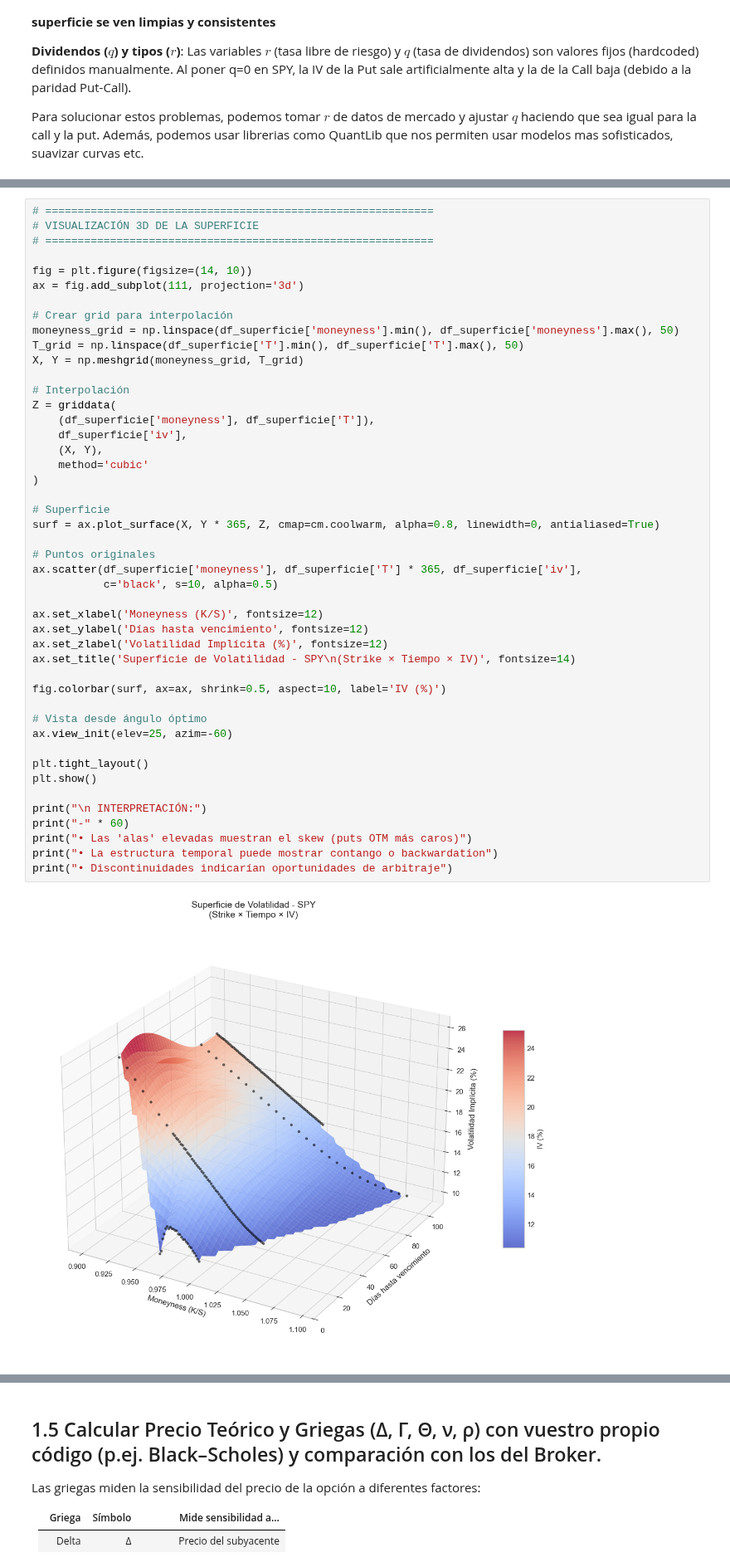
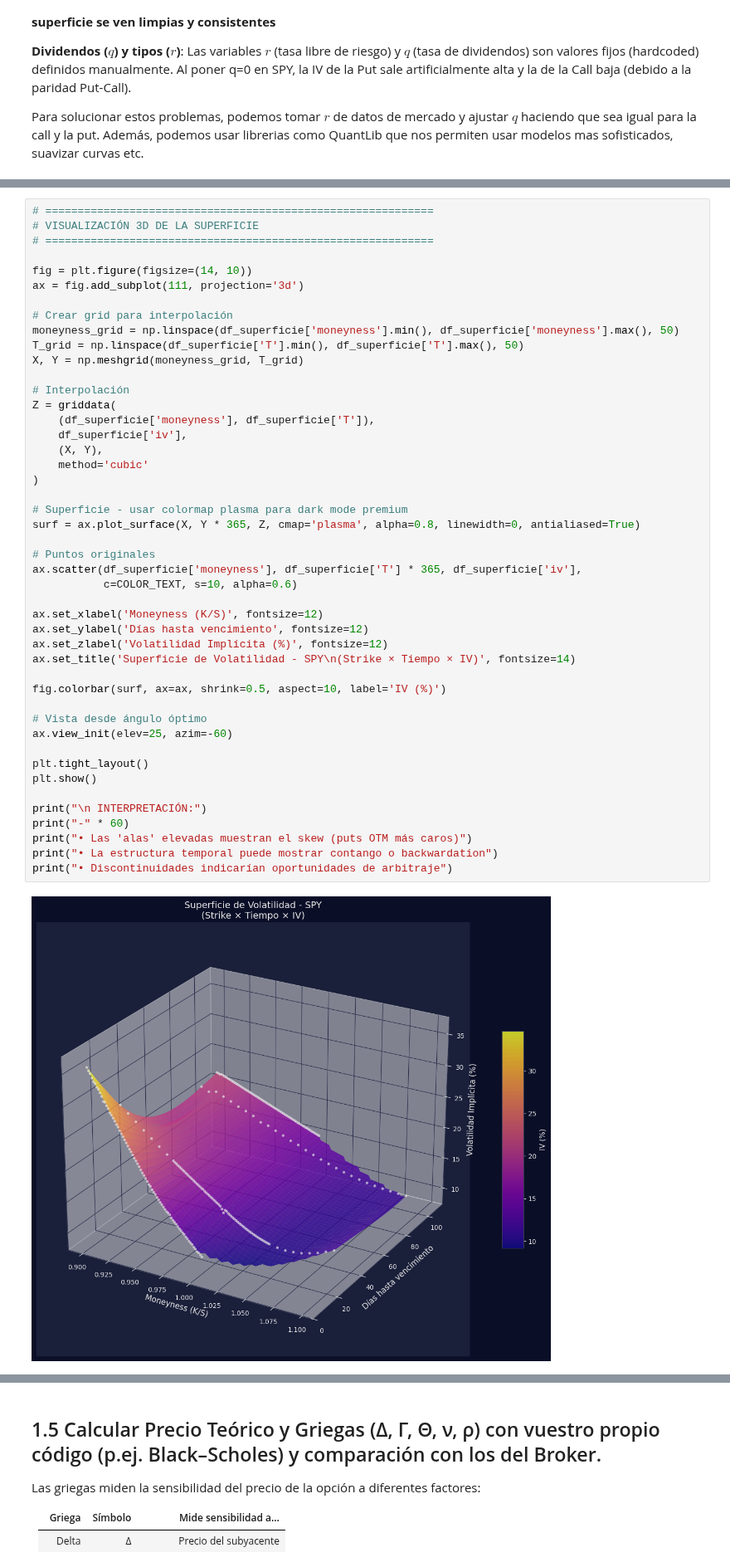
Before and after one commit to ALBERELVIS/Options_Using_Python, a Jupyter notebook: Taller_Derivados_Albert_Martin.ipynb, the cells around one changed output, grey strips where cells are left out. Shown at 83% size. Drawn from its saved outputs; the diff is of its cells as text.

```diff
--- a/Taller_Derivados_Albert_Martin.ipynb
+++ b/Taller_Derivados_Albert_Martin.ipynb
@@ -1021,37 +1119,37 @@ X, Y = np.meshgrid(moneyness_grid, T_grid)
 Z = griddata(
     (df_superficie['moneyness'], df_superficie['T']),
     df_superficie['iv'],
     (X, Y),
     method='cubic'
 )
 
-# Superficie
-surf = ax.plot_surface(X, Y * 365, Z, cmap=cm.coolwarm, alpha=0.8, linewidth=0, antialiased=True)
+# Superficie - usar colormap plasma para dark mode premium
+surf = ax.plot_surface(X, Y * 365, Z, cmap='plasma', alpha=0.8, linewidth=0, antialiased=True)
 
 # Puntos originales
 ax.scatter(df_superficie['moneyness'], df_superficie['T'] * 365, df_superficie['iv'],
-           c='black', s=10, alpha=0.5)
+           c=COLOR_TEXT, s=10, alpha=0.6)
 
 ax.set_xlabel('Moneyness (K/S)', fontsize=12)
 ax.set_ylabel('Días hasta vencimiento', fontsize=12)
 ax.set_zlabel('Volatilidad Implícita (%)', fontsize=12)
 ax.set_title('Superficie de Volatilidad - SPY\n(Strike × Tiempo × IV)', fontsize=14)
 
 fig.colorbar(surf, ax=ax, shrink=0.5, aspect=10, label='IV (%)')
 
 # Vista desde ángulo óptimo
 ax.view_init(elev=25, azim=-60)
 
 plt.tight_layout()
 plt.show()
 
 print("\n INTERPRETACIÓN:")
 print("-" * 60)
 print("• Las 'alas' elevadas muestran el skew (puts OTM más caros)")
 print("• La estructura temporal puede mostrar contango o backwardation")
 print("• Discontinuidades indicarían oportunidades de arbitraje")
 # %% [output]
-[figure, old version]
+[figure, new version]
  INTERPRETACIÓN:
 ------------------------------------------------------------
 • Las 'alas' elevadas muestran el skew (puts OTM más caros)
```
Also changed, not shown: parts of 23 cells of this notebook.
